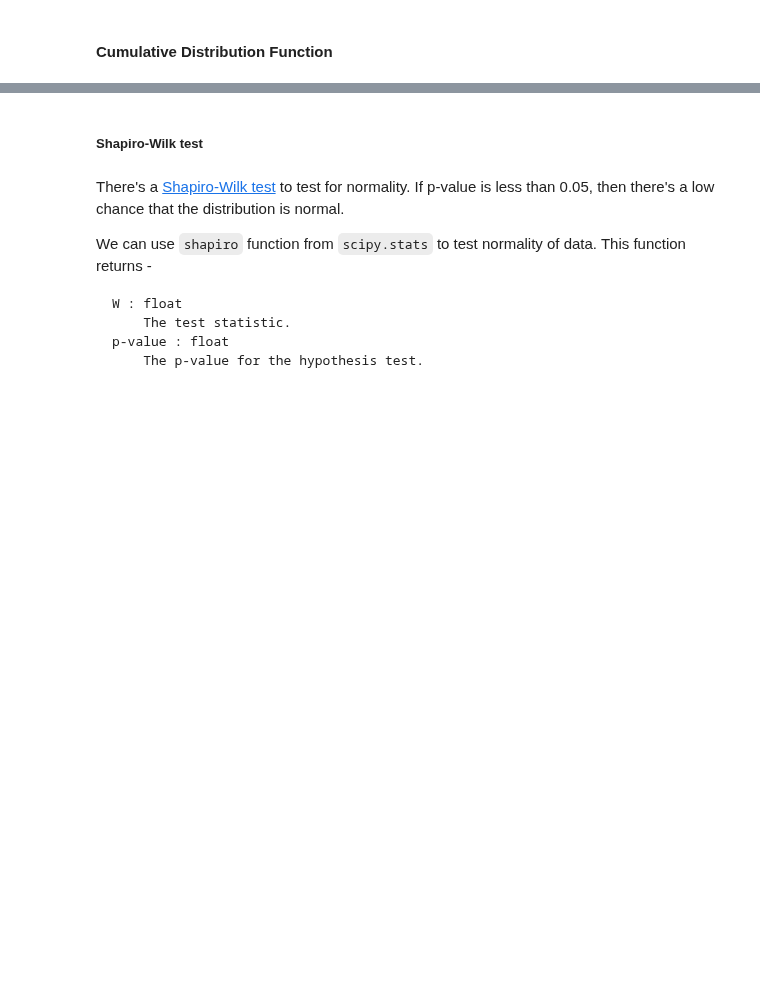
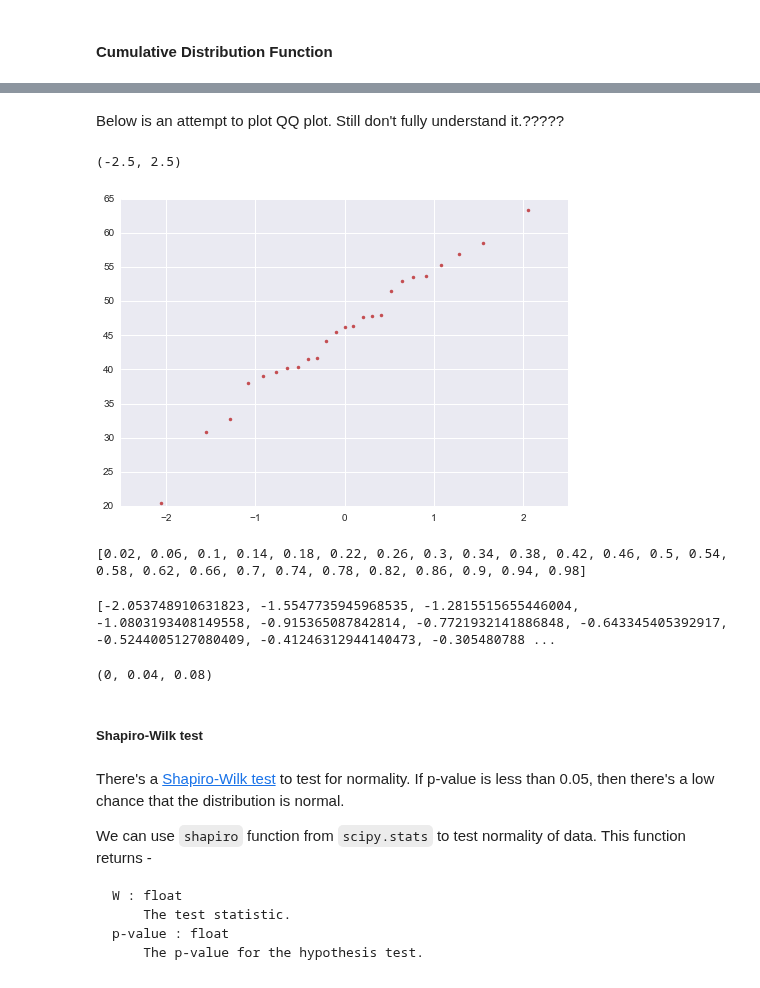
Before and after one commit to mayankkaizen/jupyter-notebooks, a Jupyter notebook: ML and DS/ML- Stats and Probability.ipynb, the cells around one changed output, grey strips where cells are left out. Drawn from its saved outputs; the diff is of its cells as text; code cells hidden in the pictures; blank space fills up the shorter version.

```diff
--- a/ML and DS/ML- Stats and Probability.ipynb
+++ b/ML and DS/ML- Stats and Probability.ipynb
@@ -678,3 +706,29 @@ Text(0.5,1,'Z-Score vs Sample Plot')
+# %% [markdown]
+Below is an attempt to plot QQ plot. Still don't fully understand it.?????
+# %%
+inv = []
+for i in range(1,26):
+    x = norm.ppf((i-.5)/25)
+    inv.append(x)
+
+plt.plot(inv, sorted(s),'r.')
+plt.xlim(-2.5,2.5)
+# %% [output]
+(-2.5, 2.5)
+[figure, added]
+# %%
+mmm= [(i-.5)/25 for i in range(1,26)]
+mmm
+# %% [output]
+[0.02, 0.06, 0.1, 0.14, 0.18, 0.22, 0.26, 0.3, 0.34, 0.38, 0.42, 0.46, 0.5, 0.54, 0.58, 0.62, 0.66, 0.7, 0.74, 0.78, 0.82, 0.86, 0.9, 0.94, 0.98]
+# %%
+[norm.ppf(j) for j in mmm]
+# %% [output]
+[-2.053748910631823, -1.5547735945968535, -1.2815515655446004, -1.0803193408149558, -0.915365087842814, -0.7721932141886848, -0.643345405392917, -0.5244005127080409, -0.41246312944140473, -0.305480788 ...
+# %%
+0,1/25,2/25
+# %% [output]
+(0, 0.04, 0.08)
 # %% [markdown]
 ##### Shapiro-Wilk test
 # %% [markdown]
```
Also changed, not shown: parts of 32 cells of this notebook, 11 other files.
